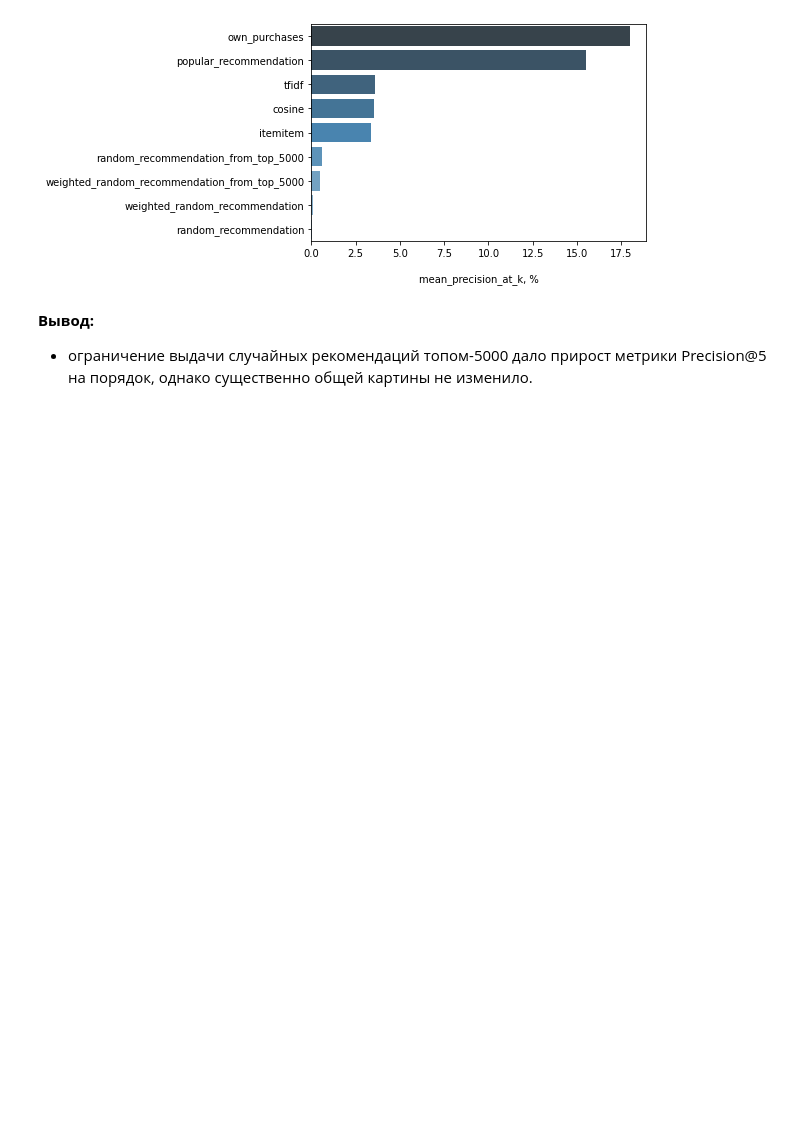
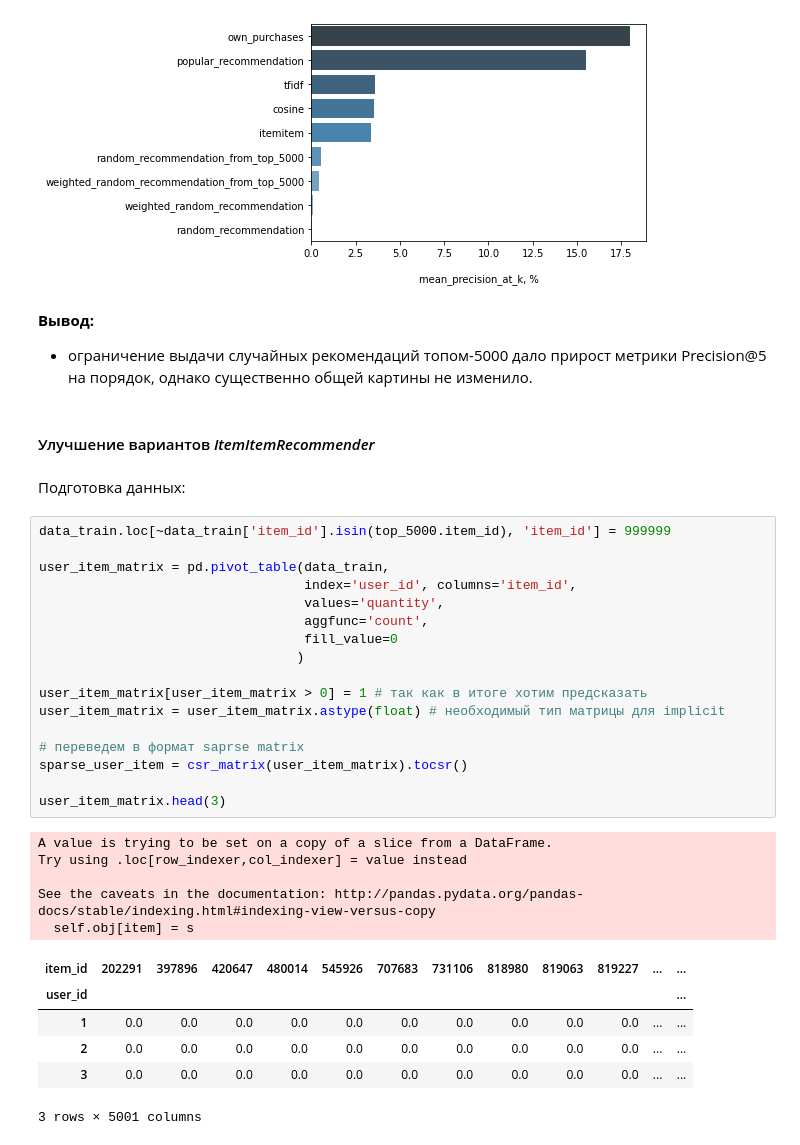
Before and after one commit to NovikovVN/rec_sys, a Jupyter notebook: RecSys_2.ipynb, the cells around one changed output. Saved outputs shown, nothing was run; the diff lists cells and outputs as text; blank space fills up the shorter version.

```diff
--- a/RecSys_2.ipynb
+++ b/RecSys_2.ipynb
@@ -224,3 +224,36 @@ plt.show()
 # %% [markdown]
 **Вывод:**
  - ограничение выдачи случайных рекомендаций топом-5000 дало прирост метрики Precision@5 на порядок, однако существенно общей картины не изменило.
+# %% [markdown]
+#### Улучшение вариантов *ItemItemRecommender*
+# %% [markdown]
+Подготовка данных:
+# %%
+data_train.loc[~data_train['item_id'].isin(top_5000.item_id), 'item_id'] = 999999
+
+user_item_matrix = pd.pivot_table(data_train,
+                                  index='user_id', columns='item_id',
+                                  values='quantity',
+                                  aggfunc='count',
+                                  fill_value=0
+                                 )
+
+user_item_matrix[user_item_matrix > 0] = 1 # так как в итоге хотим предсказать
+user_item_matrix = user_item_matrix.astype(float) # необходимый тип матрицы для implicit
+
+# переведем в формат saprse matrix
+sparse_user_item = csr_matrix(user_item_matrix).tocsr()
+
+user_item_matrix.head(3)
+# %% [output]
+A value is trying to be set on a copy of a slice from a DataFrame.
+Try using .loc[row_indexer,col_indexer] = value instead
+
+See the caveats in the documentation: http://pandas.pydata.org/pandas-docs/stable/indexing.html#indexing-view-versus-copy
+  self.obj[item] = s
+| item_id | 202291 | 397896 | 420647 | 480014 | 545926 | 707683 | 731106 | 818980 | 819063 | 819227 | ... | ... |
+| user_id |  |  |  |  |  |  |  |  |  |  |  | ... |
+| 1 | 0.0 | 0.0 | 0.0 | 0.0 | 0.0 | 0.0 | 0.0 | 0.0 | 0.0 | 0.0 | ... | ... |
+| 2 | 0.0 | 0.0 | 0.0 | 0.0 | 0.0 | 0.0 | 0.0 | 0.0 | 0.0 | 0.0 | ... | ... |
+| 3 | 0.0 | 0.0 | 0.0 | 0.0 | 0.0 | 0.0 | 0.0 | 0.0 | 0.0 | 0.0 | ... | ... |
+3 rows × 5001 columns
```
Also changed, not shown: parts of 14 cells of this notebook.
